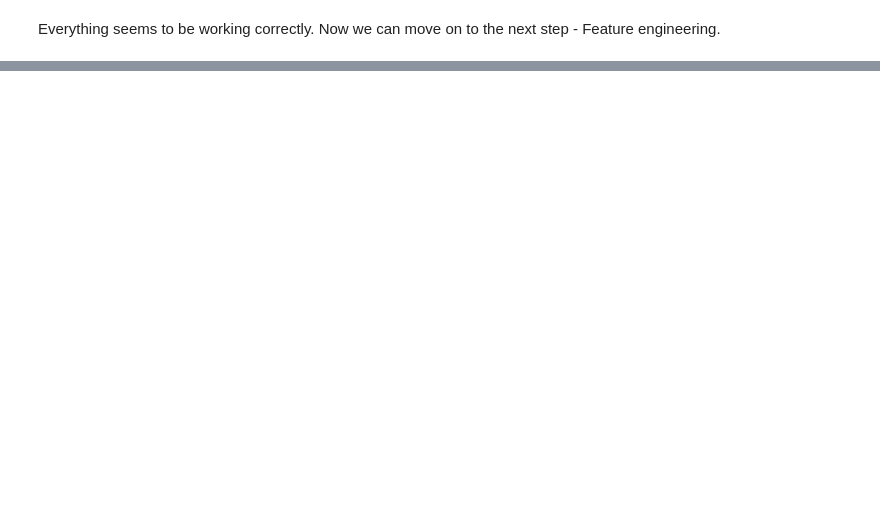
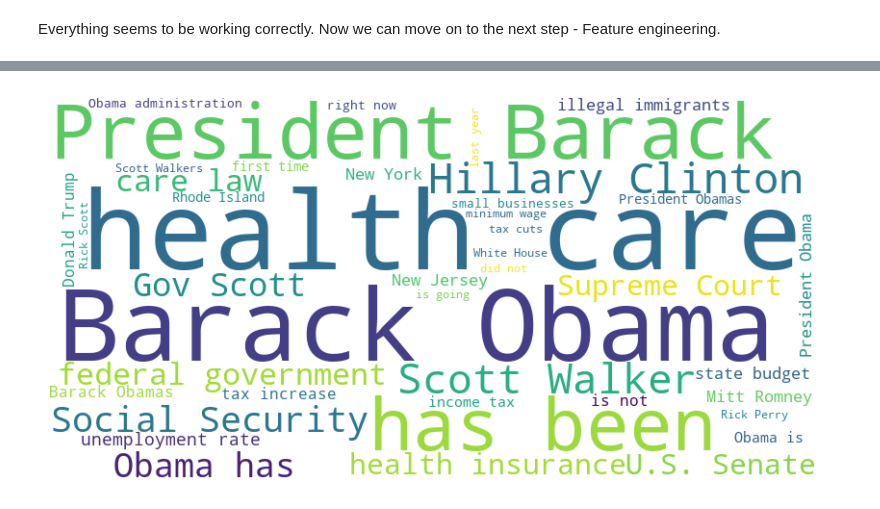
Before and after one commit to Yuliana7/fake-news-detector, a Jupyter notebook: fake-news-detector.ipynb, the cells around one changed output, grey strips where cells are left out. Cells and saved outputs as stored; diff of their text form; code cells hidden in the pictures; blank space fills up the shorter version.

```diff
--- a/fake-news-detector.ipynb
+++ b/fake-news-detector.ipynb
@@ -497,0 +584,7 @@ TF-IDF is useful for determining the importance of a word in a document relative
+# %%
+false_df = liar_df[liar_df['Label'] == 'false']
+half_true_df = liar_df[liar_df['Label'] == 'half-true']
+mostly_true_df = liar_df[liar_df['Label'] == 'mostly-true']
+pants_on_fire_df = liar_df[liar_df['Label'] == 'pants-fire']
+true_df = liar_df[liar_df['Label'] == 'true']
+barely_true_df = liar_df[liar_df['Label'] == 'barely-true']
@@ -497,0 +709,4 @@ TF-IDF is useful for determining the importance of a word in a document relative
+# %%
+generate_wordcloud(false_df_texts_ngrams)
+# %% [output]
+[figure, added]
```
Also changed, not shown: parts of 51 cells of this notebook, 1 other file.
